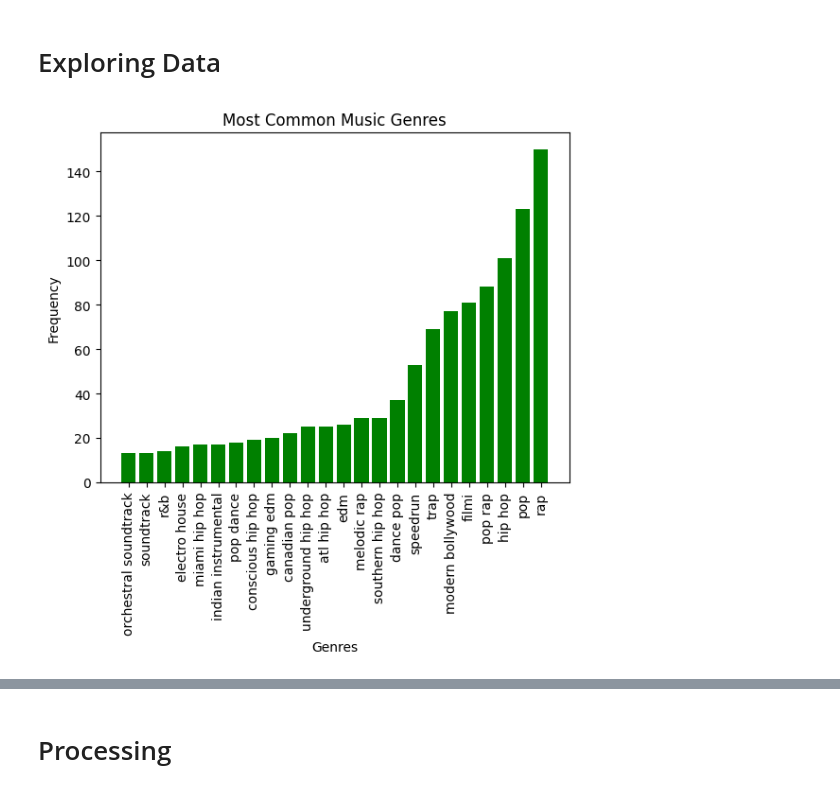
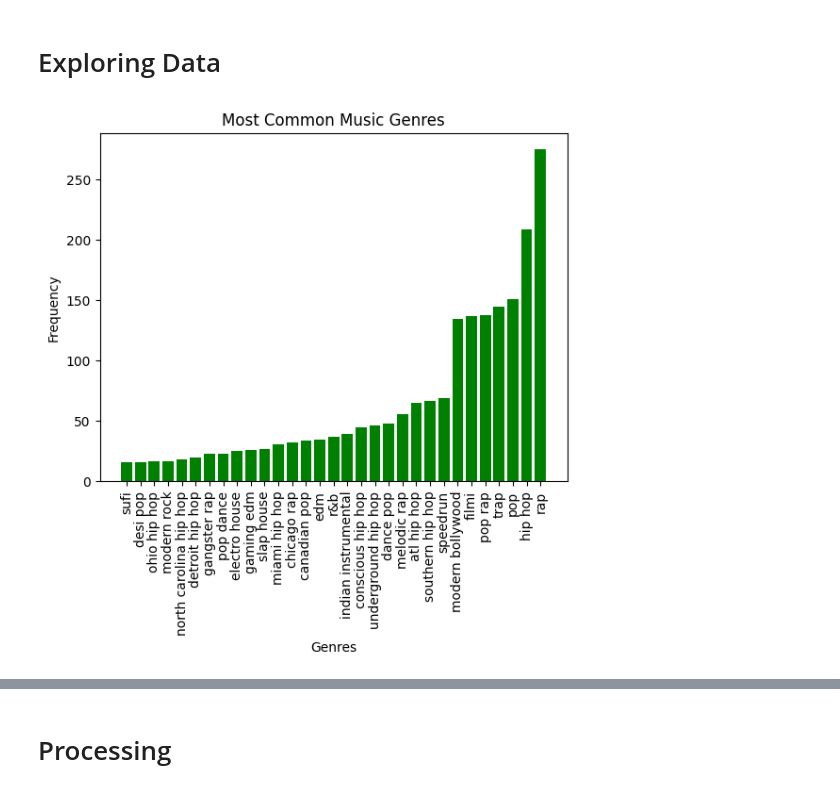
Before and after one commit to piluguji/Spotify-Playlist-Sorter, a Jupyter notebook: data_preprocess.ipynb, the cells around one changed output, grey strips where cells are left out. Saved outputs shown, nothing was run; the diff lists cells and outputs as text; code cells hidden in the pictures.

```diff
--- a/data_preprocess.ipynb
+++ b/data_preprocess.ipynb
@@ -12,7 +13,7 @@ client_credentials_manager = SpotifyClientCredentials(client_id=client_id, clien
 sp = spotipy.Spotify(client_credentials_manager = client_credentials_manager)
 # %%
 # Chill Car - Rap, Bollywood Beats, Lit Songs, Fam Mix, Chill - Pop, Nostalgia, Epic Vibes, Nostalgic EDM
-playlist_links = {"https://open.spotify.com/playlist/39yrrZvXXVTQjnv41mLZE5?si=043d2b062b4748c7",
+playlist_links = ["https://open.spotify.com/playlist/39yrrZvXXVTQjnv41mLZE5?si=043d2b062b4748c7",
                   "https://open.spotify.com/playlist/12p5ArAxY6r3QOtNATi7Mx?si=0e44c2c5c12d4f45",
                   "https://open.spotify.com/playlist/4KhumTd9QyJM3RUvAzSJh7?si=edc7bcc04f1c43a9",
                   "https://open.spotify.com/playlist/1OzHjXm9IwK7dlQk1mXP2N?si=05d4cd76d85f47df",
@@ -20,19 +21,28 @@ playlist_links = {"https://open.spotify.com/playlist/39yrrZvXXVTQjnv41mLZE5?si=0
                   "https://open.spotify.com/playlist/4Xwamd29v8Lij8tsP9jslm?si=8ed5a2c219624e3c",
                   "https://open.spotify.com/playlist/2K1GpNap0DQs2BsTwbGGPI?si=bcea1ac135924f04",
                   "https://open.spotify.com/playlist/0KAbqWJrRxqhaoYKVu2hDE?si=0ebdb168c8634f40"
-                  }
+                ]
 playlist_URIs = [playlist_link.split("/")[-1].split("?")[0] for playlist_link in playlist_links]
+# %%
+def get_playlist_tracks(playlist_id):
+    results = sp.playlist_tracks(playlist_id)
+    tracks = results['items']
+    while results['next']:
+        results = sp.next(results)
+        tracks.extend(results['items'])
+    return tracks
 # %%
 song_data = []
 seen_songs = set()
 for playlist_URI in playlist_URIs:
-    for track in sp.playlist_tracks(playlist_URI)["items"]:
-
+    tracks = get_playlist_tracks(playlist_URI)
+    for track in tracks:
         # URI
         track_uri = track["track"]["uri"]
 
         # Skip duplicate songs
         if track_uri in seen_songs:
+            print(track["track"]["name"])
             # Update the playlist URIs for the existing song
             existing_song_index = next((index for index, song in enumerate(song_data) if song[0] == track_uri), None)
             if existing_song_index is not None:
@@ -46,19 +56,20 @@ for playlist_URI in playlist_URIs:
         track_name = track["track"]["name"]
 
         # Main Artist
-        artist_uri = track["track"]["artists"][0]["uri"]
-        artist_info = sp.artist(artist_uri)
+        artists = []
+        artist_genres = set()
 
-        # Name, popularity, genre
-        artist_name = track["track"]["artists"][0]["name"]
-        artist_pop = artist_info["popularity"]
-        artist_genres = artist_info["genres"]
+        for artist in track["track"]["artists"]:
+            artist_uri = artist["uri"]
+            artist_info = sp.artist(artist_uri)
+            artists.append(artist['name'])
+            artist_genres.update(artist_info["genres"])
 
         # Album
         album = track["track"]["album"]["name"]
 
         # release date
-        release_date = track["track"]["album"]["release_date"][0:3]
+        release_date = track["track"]["album"]["release_date"][0:4]
 
         # Popularity of the track
         track_pop = track["track"]["popularity"]
@@ -78,7 +89,7 @@ for playlist_URI in playlist_URIs:
             'tempo': audio_features['tempo']
         }
 
-        song_data.append([track_name, artist_name, artist_genres, track_pop, release_date] + list(selected_features.values()) + [{playlist_URI}])
+        song_data.append([track_name, artists, list(artist_genres), track_pop, release_date] + list(selected_features.values()) + [{playlist_URI}])
 
 # Create the dataframe
 columns = ['Track Name', 'Artist Name', 'Artist Genres', 'Track Popularity', 'Release Date'] + list(selected_features.keys()) + ['Playlist URIs']
@@ -88,30 +115,30 @@ df = pd.DataFrame(song_data, columns=columns)
 # %%
 import matplotlib.pyplot as plt
 
 genre_freq = {}
 
 for genre_list in df['Artist Genres']:
     for g in genre_list:
         if g in genre_freq:
             genre_freq[g] += 1
         else:
-            genre_freq[g] = 0
+            genre_freq[g] = 1
 
 sorted_data = dict(sorted(genre_freq.items(), key=lambda x: x[1]))
 
-genre_freq_filtered = {genre: frequency for genre, frequency in sorted_data.items() if frequency > 10}
+genre_freq_filtered = {genre: frequency for genre, frequency in sorted_data.items() if frequency > 15}
 
 plt.bar(genre_freq_filtered.keys(), genre_freq_filtered.values(), color='g')
 
 # Set labels and title
 plt.xlabel('Genres')
 plt.ylabel('Frequency')
 plt.title('Most Common Music Genres')
 
 # Rotate the genre labels for better visibility
 plt.xticks(rotation=90)
 
 # Display the histogram
 plt.show()
 # %% [output]
-[figure, old version]
+[figure, new version]
```
Also changed, not shown: parts of 10 cells of this notebook.
